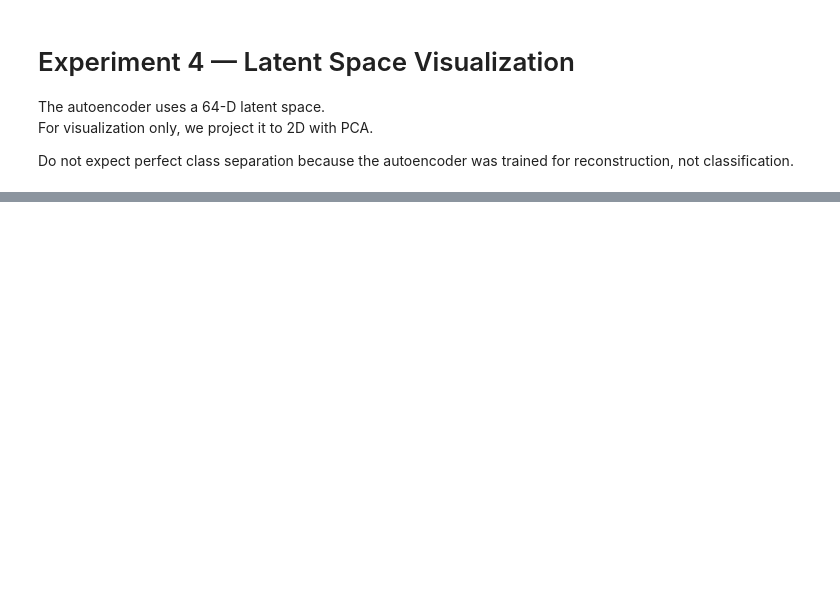
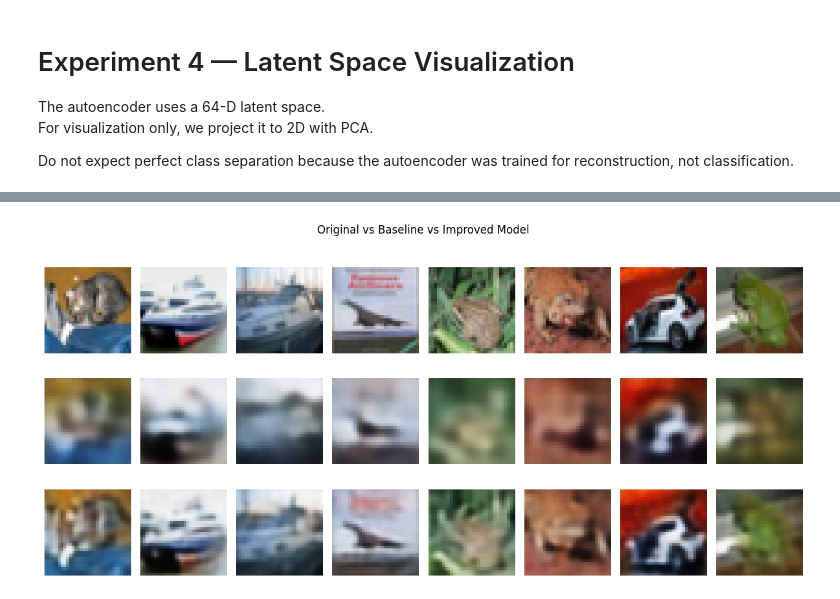
Before and after one commit to jyeon6273/DeepNeuralNetworks, a Jupyter notebook: Assignment_1_CIFAR10_Autoencoder.ipynb, the cells around one changed output, grey strips where cells are left out. Saved outputs shown, nothing was run; the diff lists cells and outputs as text; code cells hidden in the pictures; blank space fills up the shorter version.

```diff
--- a/Assignment_1_CIFAR10_Autoencoder.ipynb
+++ b/Assignment_1_CIFAR10_Autoencoder.ipynb
@@ -379,0 +646,14 @@ plt.show()
+# %%
+# Trial 4
+trial4_model = ConvAutoencoder(latent_dim=256).to(DEVICE)
+
+trial4_history, trial4_time = train_autoencoder(
+    trial4_model,
+    epochs=20,
+    lr=0.001
+)
+
+trial4_test_loss = evaluate(trial4_model, test_loader)
+
+print("Trial 4 Test Loss:", trial4_test_loss)
+print("Trial 4 Training Time:", trial4_time)
@@ -379,0 +678,39 @@ plt.show()
+# %%
+# Final visual comparison
+model64.eval()
+trial4_model.eval()
+
+x, _ = next(iter(test_loader))
+x = x.to(DEVICE)
+
+with torch.no_grad():
+    baseline_recon, _ = model64(x)
+    trial4_recon, _ = trial4_model(x)
+
+x = x.cpu()
+baseline_recon = baseline_recon.cpu()
+trial4_recon = trial4_recon.cpu()
+
+plt.figure(figsize=(12, 6))
+
+for i in range(8):
+    # Original
+    plt.subplot(3, 8, i + 1)
+    plt.imshow(x[i].permute(1, 2, 0))
+    plt.axis("off")
+
+    # Baseline
+    plt.subplot(3, 8, 8 + i + 1)
+    plt.imshow(baseline_recon[i].permute(1, 2, 0))
+    plt.axis("off")
+
+    # Trial 4
+    plt.subplot(3, 8, 16 + i + 1)
+    plt.imshow(trial4_recon[i].permute(1, 2, 0))
+    plt.axis("off")
+
+plt.suptitle("Original vs Baseline vs Improved Model")
+plt.tight_layout()
+plt.show()
+# %% [output]
+[figure, added]
```
Also changed, not shown: parts of 23 cells of this notebook.
